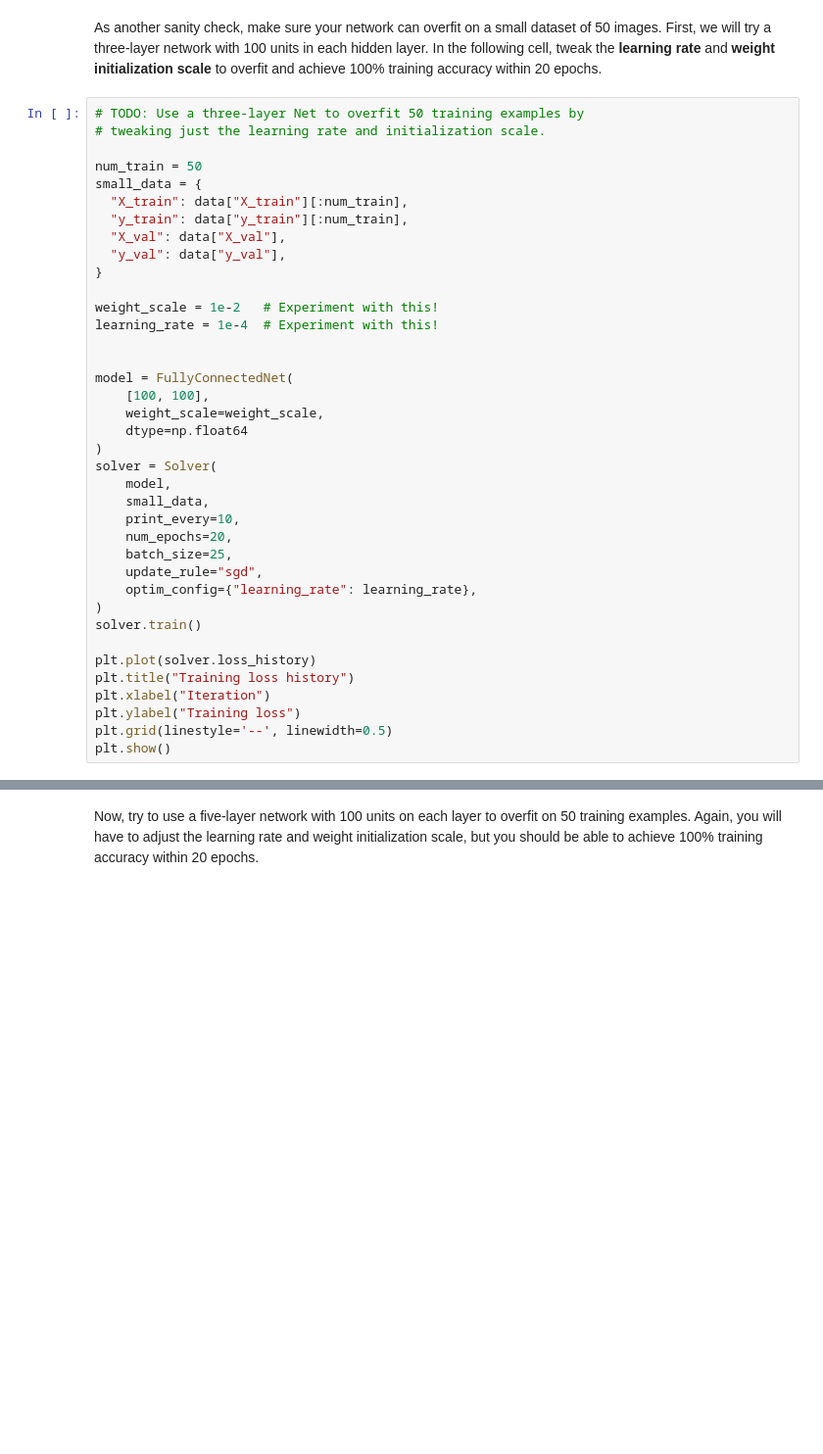
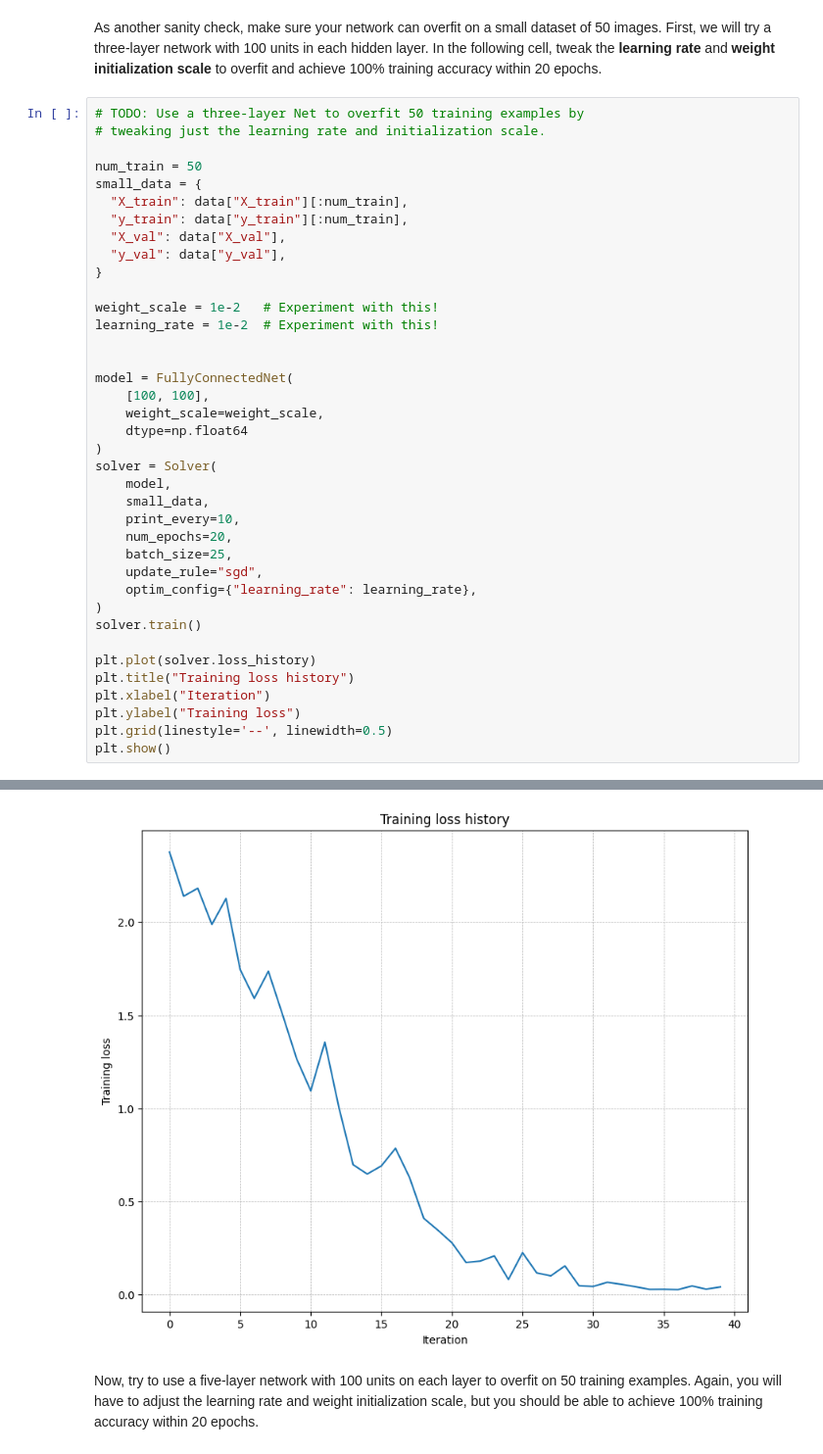
Before and after one commit to Doubeecat/CS231n, a Jupyter notebook: assignments/assignment1/FullyConnectedNets.ipynb, the cells around one changed output, grey strips where cells are left out. Shown: that part at 98% size. Drawn from its saved outputs; the diff is of its cells as text; blank space fills up the shorter version.

```diff
--- a/assignments/assignment1/FullyConnectedNets.ipynb
+++ b/assignments/assignment1/FullyConnectedNets.ipynb
@@ -82,7 +109,7 @@ small_data = {
 }
 
 weight_scale = 1e-2   # Experiment with this!
-learning_rate = 1e-4  # Experiment with this!
+learning_rate = 1e-2  # Experiment with this!
 
 
 model = FullyConnectedNet(
@@ -107,3 +134,4 @@ plt.xlabel("Iteration")
 plt.ylabel("Training loss")
 plt.grid(linestyle='--', linewidth=0.5)
 plt.show()
+# %% [output]
@@ -110,3 +155,4 @@ plt.show()
+[figure, added]
 # %% [markdown]
 Now, try to use a five-layer network with 100 units on each layer to overfit on 50 training examples. Again, you will have to adjust the learning rate and weight initialization scale, but you should be able to achieve 100% training accuracy within 20 epochs.
 # %%
```
Also changed, not shown: parts of 7 cells of this notebook, 2 other files.
